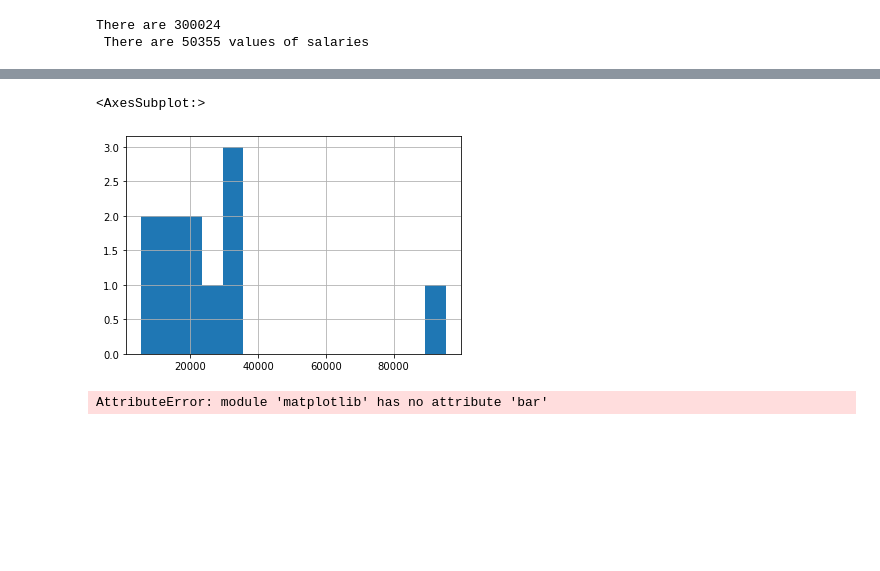
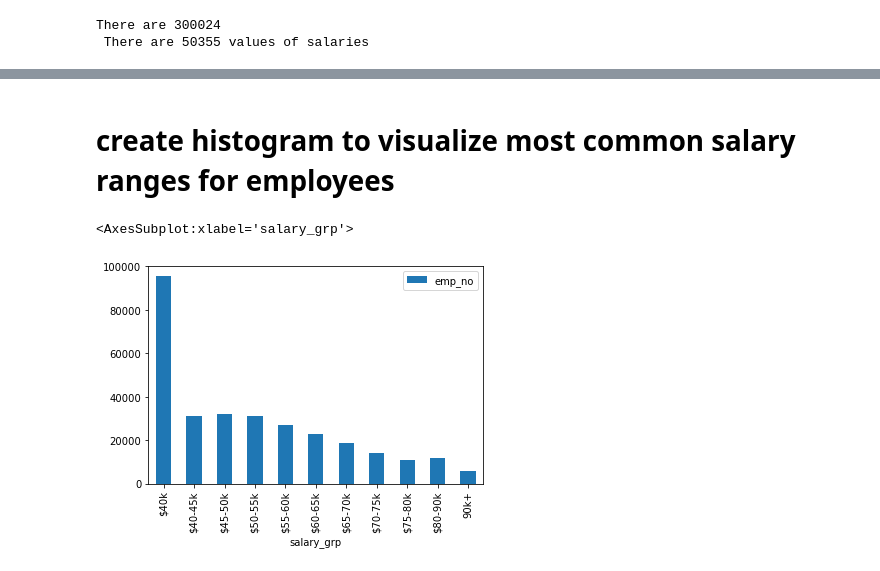
Before and after one commit to juliemcbaker/sql-challenge, a Jupyter notebook: EmployeeSQL/EmployeeSQL.ipynb, the cells around one changed output, grey strips where cells are left out. Drawn from its saved outputs; the diff is of its cells as text; code cells hidden in the pictures; blank space fills up the shorter version.

```diff
--- a/EmployeeSQL/EmployeeSQL.ipynb
+++ b/EmployeeSQL/EmployeeSQL.ipynb
@@ -157,0 +179,3 @@ Name: emp_no, dtype: int64
+# %%
+salary_counts_df = pd.DataFrame(salary_counts_df)
+salary_counts_df
@@ -168,15 +208,12 @@ purchase_byAge_df = age_df.groupby('Age Group')['SN'].count()
 # %%
 import matplotlib as plt
-# %%
-# create histogram to visualize most common salary ranges for employees
-salary_counts_df.hist(bins=15)
-# %% [output]
-<AxesSubplot:>
-[figure, removed]
-# %%
-plt.bar(salary_counts_df)
-# %% [output]
-AttributeError: module 'matplotlib' has no attribute 'bar'
+# %% [markdown]
+# create histogram to visualize most common salary ranges for employees
+# %%
+salary_counts_df.plot(kind='bar')
+# %% [output]
+<AxesSubplot:xlabel='salary_grp'>
+[figure, added]
 # %%
 # creat bar chart of average salary by title
 # be sure to filter so no duplicates for people in multiple departments
```
Also changed, not shown: parts of 29 cells of this notebook.
